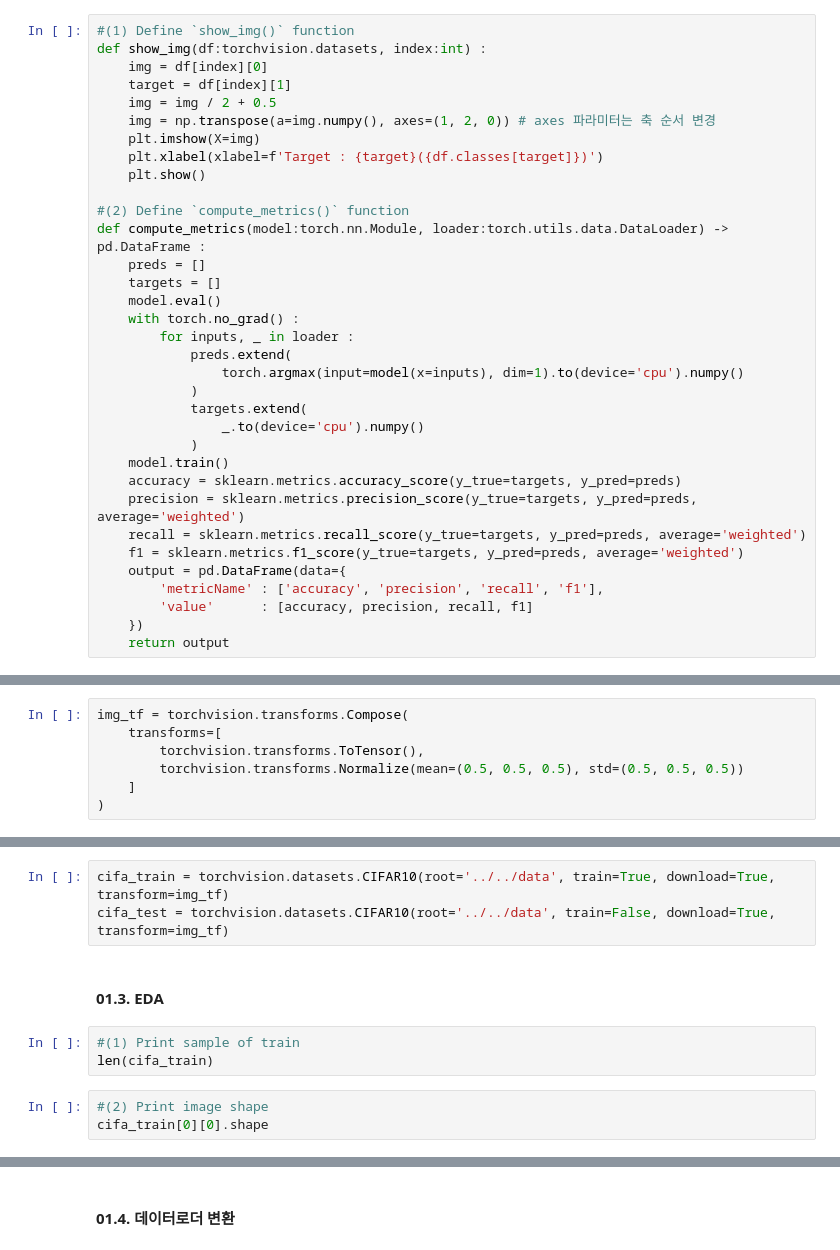
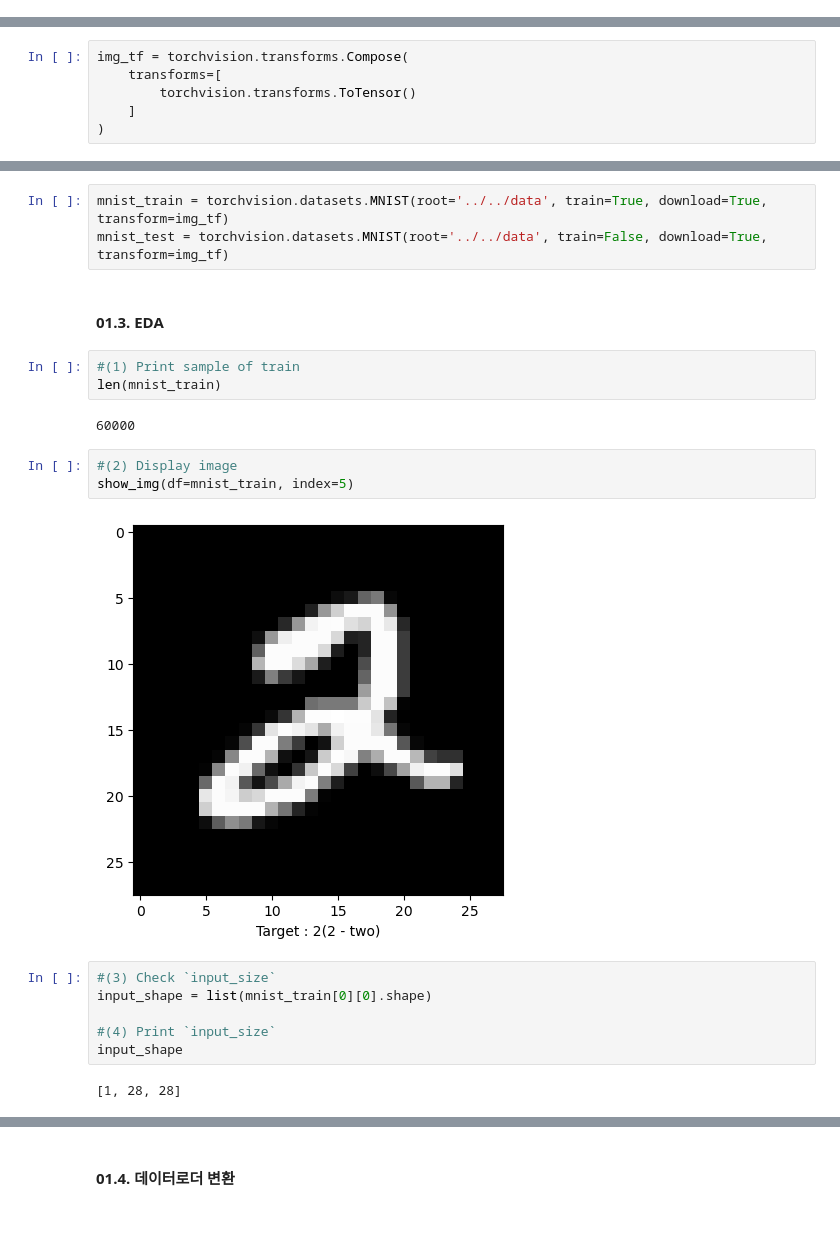
Before and after one commit to sang-he0n/DEEP_LEARNING-practice, a Jupyter notebook: script/CH03. Convolutional Neural Networks/03.3. Transposed CNN.ipynb, the cells around one changed output, grey strips where cells are left out. Drawn from its saved outputs; the diff is of its cells as text; blank space fills up the shorter version.

```diff
--- a/script/CH03. Convolutional Neural Networks/03.3. Transposed CNN.ipynb
+++ b/script/CH03. Convolutional Neural Networks/03.3. Transposed CNN.ipynb
@@ -45,36 +49,2 @@ print(f'>> Device : {device}')
 # %% [markdown]
 #### 00.2. **사용자정의함수 정의**
-# %%
-#(1) Define `show_img()` function
-def show_img(df:torchvision.datasets, index:int) :
-    img = df[index][0]
-    target = df[index][1]
-    img = img / 2 + 0.5
-    img = np.transpose(a=img.numpy(), axes=(1, 2, 0)) # axes 파라미터는 축 순서 변경
-    plt.imshow(X=img)
-    plt.xlabel(xlabel=f'Target : {target}({df.classes[target]})')
-    plt.show()
-
-#(2) Define `compute_metrics()` function
-def compute_metrics(model:torch.nn.Module, loader:torch.utils.data.DataLoader) -> pd.DataFrame :
-    preds = []
-    targets = []
-    model.eval()
-    with torch.no_grad() :
-        for inputs, _ in loader :
-            preds.extend(
-                torch.argmax(input=model(x=inputs), dim=1).to(device='cpu').numpy()
-            )
-            targets.extend(
-                _.to(device='cpu').numpy()
-            )
-    model.train()
-    accuracy = sklearn.metrics.accuracy_score(y_true=targets, y_pred=preds)
-    precision = sklearn.metrics.precision_score(y_true=targets, y_pred=preds, average='weighted')
-    recall = sklearn.metrics.recall_score(y_true=targets, y_pred=preds, average='weighted')
-    f1 = sklearn.metrics.f1_score(y_true=targets, y_pred=preds, average='weighted')
-    output = pd.DataFrame(data={
-        'metricName' : ['accuracy', 'precision', 'recall', 'f1'],
-        'value'      : [accuracy, precision, recall, f1]
-    })
-    return output
@@ -93,21 +251,32 @@ class MyAutoEncoder(torch.nn.Module) :
 # %%
 img_tf = torchvision.transforms.Compose(
     transforms=[
-        torchvision.transforms.ToTensor(),
-        torchvision.transforms.Normalize(mean=(0.5, 0.5, 0.5), std=(0.5, 0.5, 0.5))
+        torchvision.transforms.ToTensor()
     ]
 )
 # %% [markdown]
 #### 01.2. **데이터셋 로드**
 # %%
-cifa_train = torchvision.datasets.CIFAR10(root='../../data', train=True, download=True, transform=img_tf)
-cifa_test = torchvision.datasets.CIFAR10(root='../../data', train=False, download=True, transform=img_tf)
+mnist_train = torchvision.datasets.MNIST(root='../../data', train=True, download=True, transform=img_tf)
+mnist_test = torchvision.datasets.MNIST(root='../../data', train=False, download=True, transform=img_tf)
 # %% [markdown]
 #### 01.3. **EDA**
 # %%
 #(1) Print sample of train
-len(cifa_train)
+len(mnist_train)
+# %% [output]
+60000
-# %%
-#(2) Print image shape
-cifa_train[0][0].shape
+# %%
+#(2) Display image
+show_img(df=mnist_train, index=5)
+# %% [output]
+[figure, added]
+# %%
+#(3) Check `input_size`
+input_shape = list(mnist_train[0][0].shape)
+
+#(4) Print `input_size`
+input_shape
+# %% [output]
+[1, 28, 28]
 # %%
```
Also changed, not shown: parts of 22 cells of this notebook, 11 other files.
